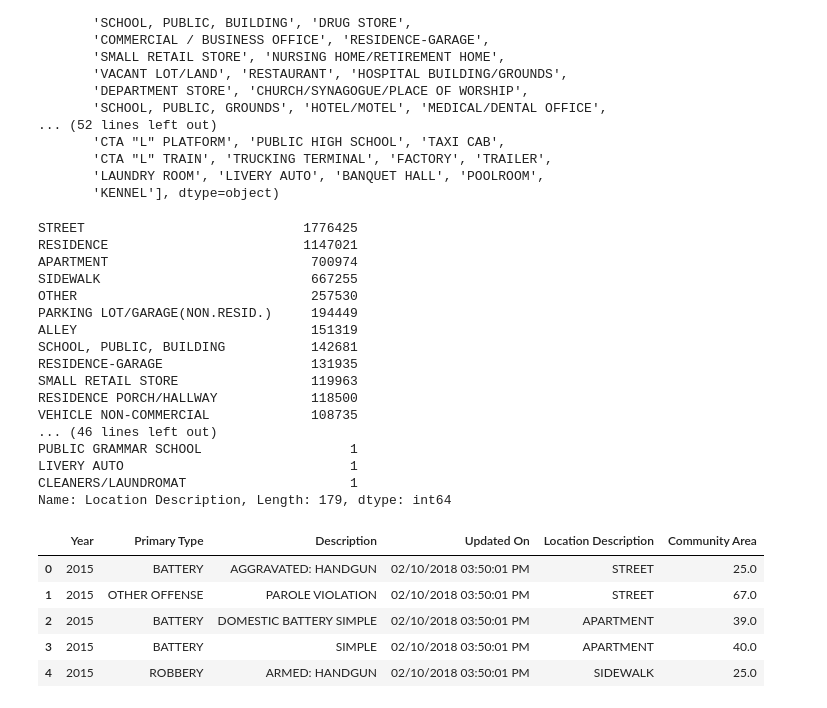
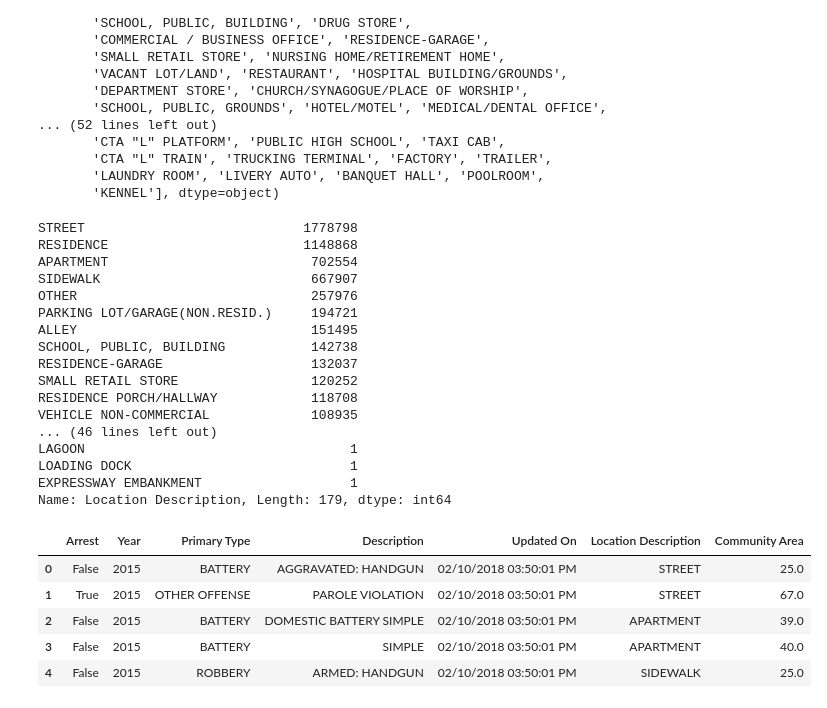
Before and after one commit to MariaSorensen/Colorama, a Jupyter notebook: usingAnAPI.ipynb, the cells around one changed output. Cells and saved outputs as stored; diff of their text form; code cells hidden in the pictures.

```diff
--- a/usingAnAPI.ipynb
+++ b/usingAnAPI.ipynb
@@ -264,6 +279,6 @@ count_ca
 Name: community_area, Length: 77, dtype: int64
 # %%
 #on the site I downloaded the full dataset in csv.  I'm pulling that data in here
-csvdf=pd.read_csv(r"\Users\nmitch\Desktop\Lessons\Crimes_-_2001_to_present.csv")
+csvdf=pd.read_csv(r"\Users\n8gre\Desktop\Project1CrimeData\Crimes_-_2001_to_present.csv")
 # %%
 #now... what do I see 'notice the headers changed
@@ -333,33 +346,33 @@ array(['STREET', 'APARTMENT', 'SIDEWALK', 'RESIDENCE PORCH/HALLWAY',
 count_cld=csvdf["Location Description"].value_counts()
 count_cld
 # %% [output]
-STREET                            1776425
-RESIDENCE                         1147021
-APARTMENT                          700974
-SIDEWALK                           667255
-OTHER                              257530
-PARKING LOT/GARAGE(NON.RESID.)     194449
-ALLEY                              151319
-SCHOOL, PUBLIC, BUILDING           142681
-RESIDENCE-GARAGE                   131935
-SMALL RETAIL STORE                 119963
-RESIDENCE PORCH/HALLWAY            118500
-VEHICLE NON-COMMERCIAL             108735
+STREET                            1778798
+RESIDENCE                         1148868
+APARTMENT                          702554
+SIDEWALK                           667907
+OTHER                              257976
+PARKING LOT/GARAGE(NON.RESID.)     194721
+ALLEY                              151495
+SCHOOL, PUBLIC, BUILDING           142738
+RESIDENCE-GARAGE                   132037
+SMALL RETAIL STORE                 120252
+RESIDENCE PORCH/HALLWAY            118708
+VEHICLE NON-COMMERCIAL             108935
 ... (46 lines left out)
-PUBLIC GRAMMAR SCHOOL                   1
-LIVERY AUTO                             1
-CLEANERS/LAUNDROMAT                     1
+LAGOON                                  1
+LOADING DOCK                            1
+EXPRESSWAY EMBANKMENT                   1
 Name: Location Description, Length: 179, dtype: int64
 # %%
 #alright, all that looks good.  I'll pull out the headers that I want
-clncsv=csvdf[["Year", "Primary Type", "Description", "Updated On", "Location Description", "Community Area"]]
+clncsv=csvdf[["Arrest", "Year", "Primary Type", "Description", "Updated On", "Location Description", "Community Area"]]
 clncsv.head()
 # %% [output]
-|  | Year | Primary Type | Description | Updated On | Location Description | Community Area |
-| 0 | 2015 | BATTERY | AGGRAVATED: HANDGUN | 02/10/2018 03:50:01 PM | STREET | 25.0 |
-| 1 | 2015 | OTHER OFFENSE | PAROLE VIOLATION | 02/10/2018 03:50:01 PM | STREET | 67.0 |
-| 2 | 2015 | BATTERY | DOMESTIC BATTERY SIMPLE | 02/10/2018 03:50:01 PM | APARTMENT | 39.0 |
-| 3 | 2015 | BATTERY | SIMPLE | 02/10/2018 03:50:01 PM | APARTMENT | 40.0 |
-| 4 | 2015 | ROBBERY | ARMED: HANDGUN | 02/10/2018 03:50:01 PM | SIDEWALK | 25.0 |
+|  | Arrest | Year | Primary Type | Description | Updated On | Location Description | Community Area |
+| 0 | False | 2015 | BATTERY | AGGRAVATED: HANDGUN | 02/10/2018 03:50:01 PM | STREET | 25.0 |
+| 1 | True | 2015 | OTHER OFFENSE | PAROLE VIOLATION | 02/10/2018 03:50:01 PM | STREET | 67.0 |
+| 2 | False | 2015 | BATTERY | DOMESTIC BATTERY SIMPLE | 02/10/2018 03:50:01 PM | APARTMENT | 39.0 |
+| 3 | False | 2015 | BATTERY | SIMPLE | 02/10/2018 03:50:01 PM | APARTMENT | 40.0 |
+| 4 | False | 2015 | ROBBERY | ARMED: HANDGUN | 02/10/2018 03:50:01 PM | SIDEWALK | 25.0 |
 # %%
 #lets export the clean data
```
Also changed, not shown: parts of 9 cells of this notebook, 1 other file.
